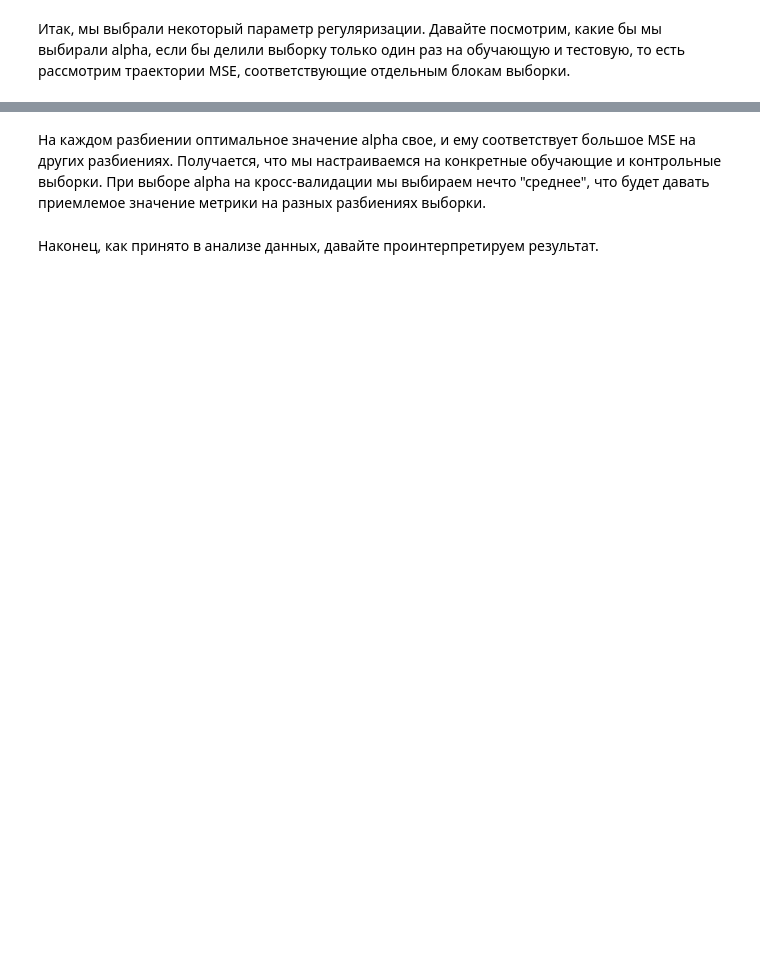
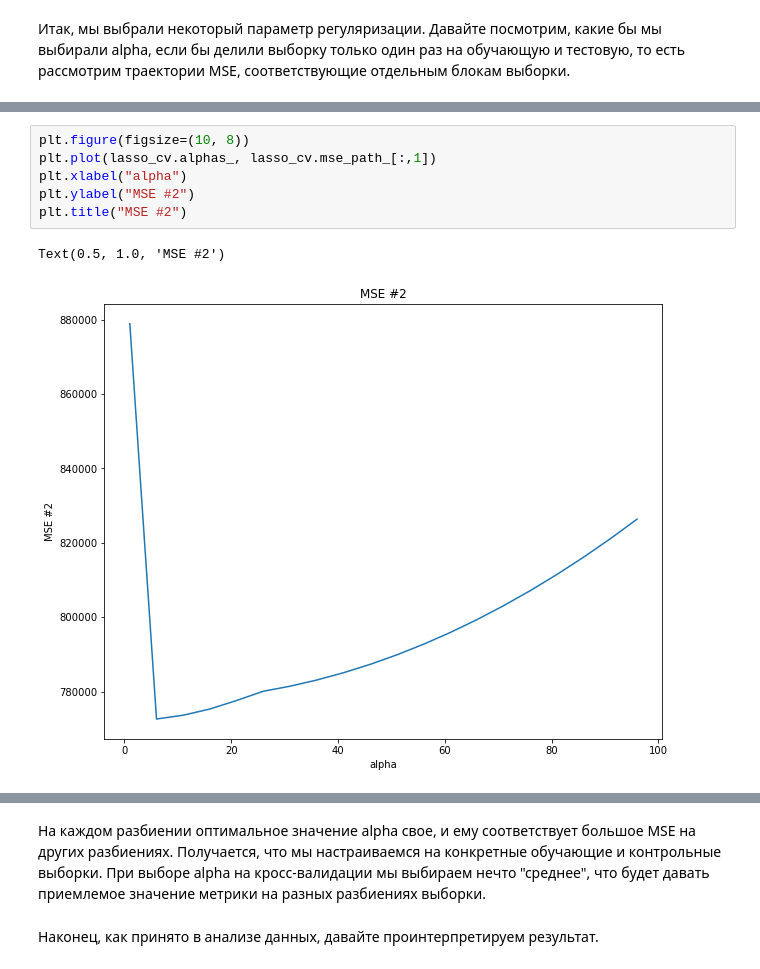
Before and after one commit to Oleksandra28/ML-MIPT, a Jupyter notebook: C2-SupervisedMachineLearning/C2W2-OverfittingTask.ipynb, the cells around one changed output, grey strips where cells are left out. Cells and saved outputs as stored; diff of their text form; blank space fills up the shorter version.

```diff
--- a/C2-SupervisedMachineLearning/C2W2-OverfittingTask.ipynb
+++ b/C2-SupervisedMachineLearning/C2W2-OverfittingTask.ipynb
@@ -387,0 +428,9 @@ array([532.019, 1015.060, -100.040, -83.294, 132.504, 51.557, -330.560,
+# %%
+plt.figure(figsize=(10, 8))
+plt.plot(lasso_cv.alphas_, lasso_cv.mse_path_[:,1])
+plt.xlabel("alpha")
+plt.ylabel("MSE #2")
+plt.title("MSE #2")
+# %% [output]
+Text(0.5, 1.0, 'MSE #2')
+[figure, added]
```
Also changed, not shown: parts of 29 cells of this notebook.
